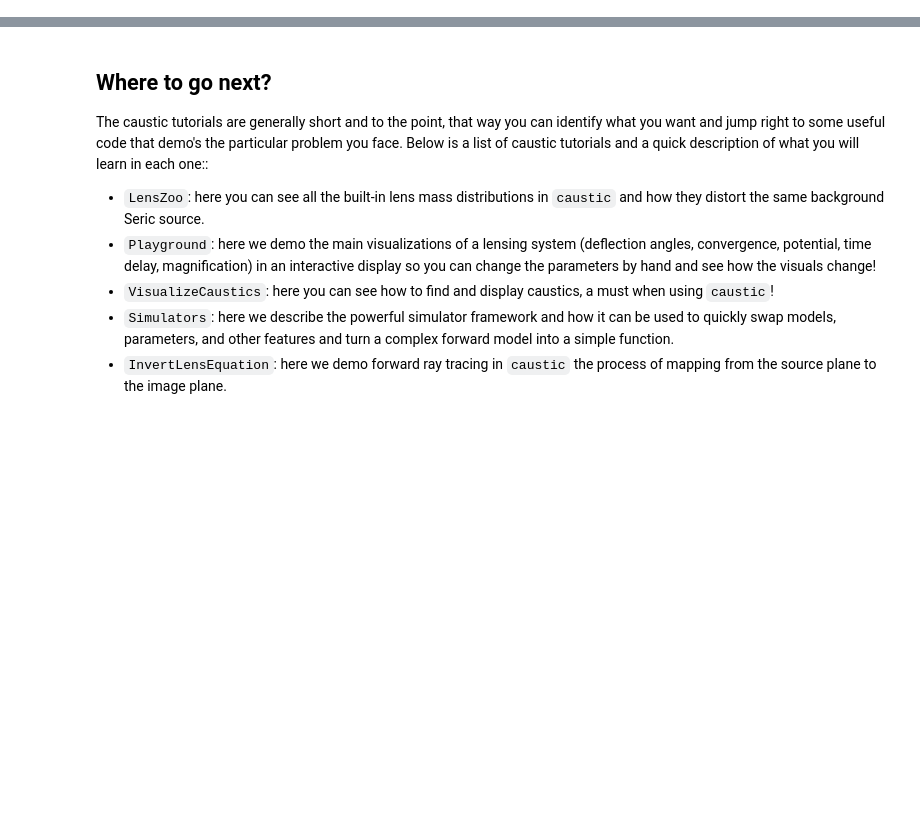
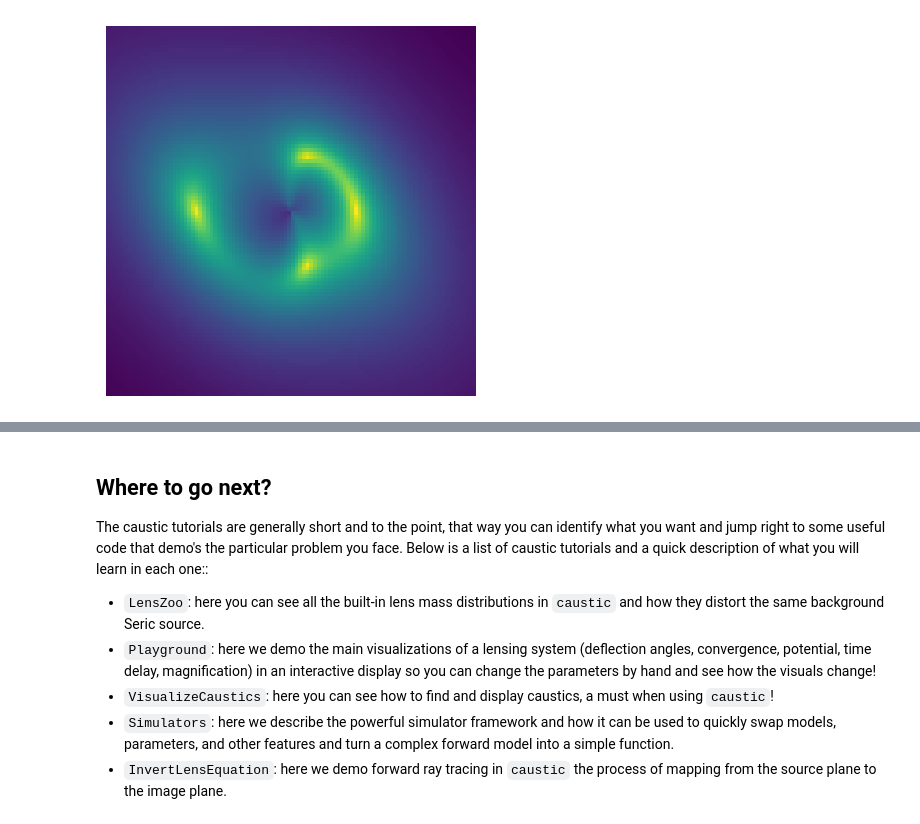
Before and after one commit to Ciela-Institute/caustics, a Jupyter notebook: docs/source/tutorials/BasicIntroduction.ipynb, the cells around one changed output, grey strips where cells are left out. Saved outputs shown, nothing was run; the diff lists cells and outputs as text; code cells hidden in the pictures; blank space fills up the shorter version.

```diff
--- a/docs/source/tutorials/BasicIntroduction.ipynb
+++ b/docs/source/tutorials/BasicIntroduction.ipynb
@@ -97,0 +16,2 @@ plt.show()
+# %%
+cosmology = caustics.cosmology.FlatLambdaCDM()
@@ -97,0 +22,2 @@ plt.show()
+# %%
+sie = caustics.lenses.SIE(cosmology=cosmology, z_l=0.5, x0=0., y0=0., q = 0.4, phi = 1.5708, b = 1.)
@@ -97,0 +28,2 @@ plt.show()
+# %%
+src = caustics.light.Sersic(x0=-0.2, y0=0., q=0.6, phi=-0.785, n=1.5, Re=3., Ie= 1.)
@@ -97,0 +34,2 @@ plt.show()
+# %%
+minisim = caustics.sims.Lens_Source(lens=sie, source=src, pixelscale=0.05, pixels_x=100, z_s=1.5)
@@ -97,0 +40,6 @@ plt.show()
+# %%
+plt.imshow(minisim(quad_level=3).detach().cpu().numpy(), origin="lower")
+plt.axis("off")
+plt.show()
+# %% [output]
+[figure, added]
```
Also changed, not shown: parts of 22 cells of this notebook, 2 other files.
